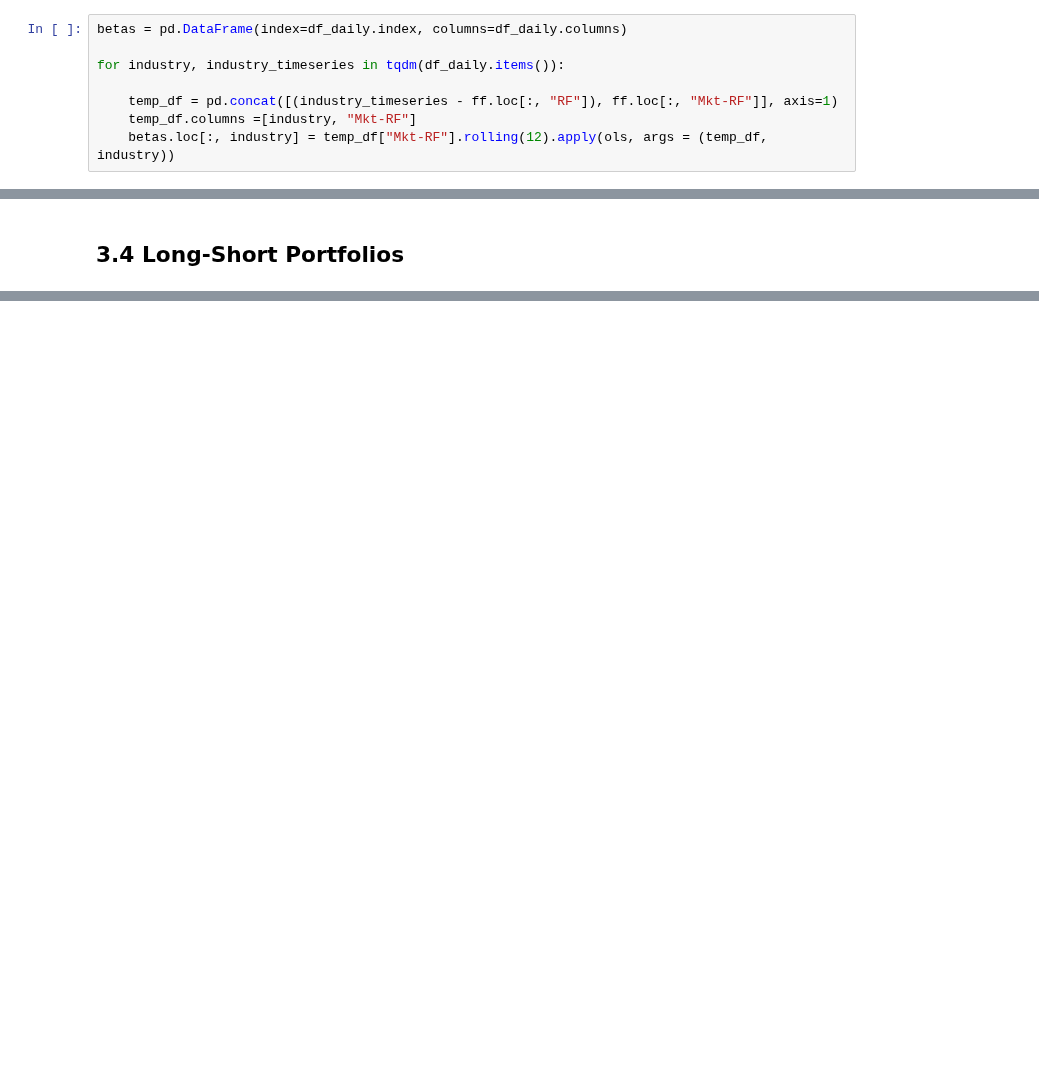
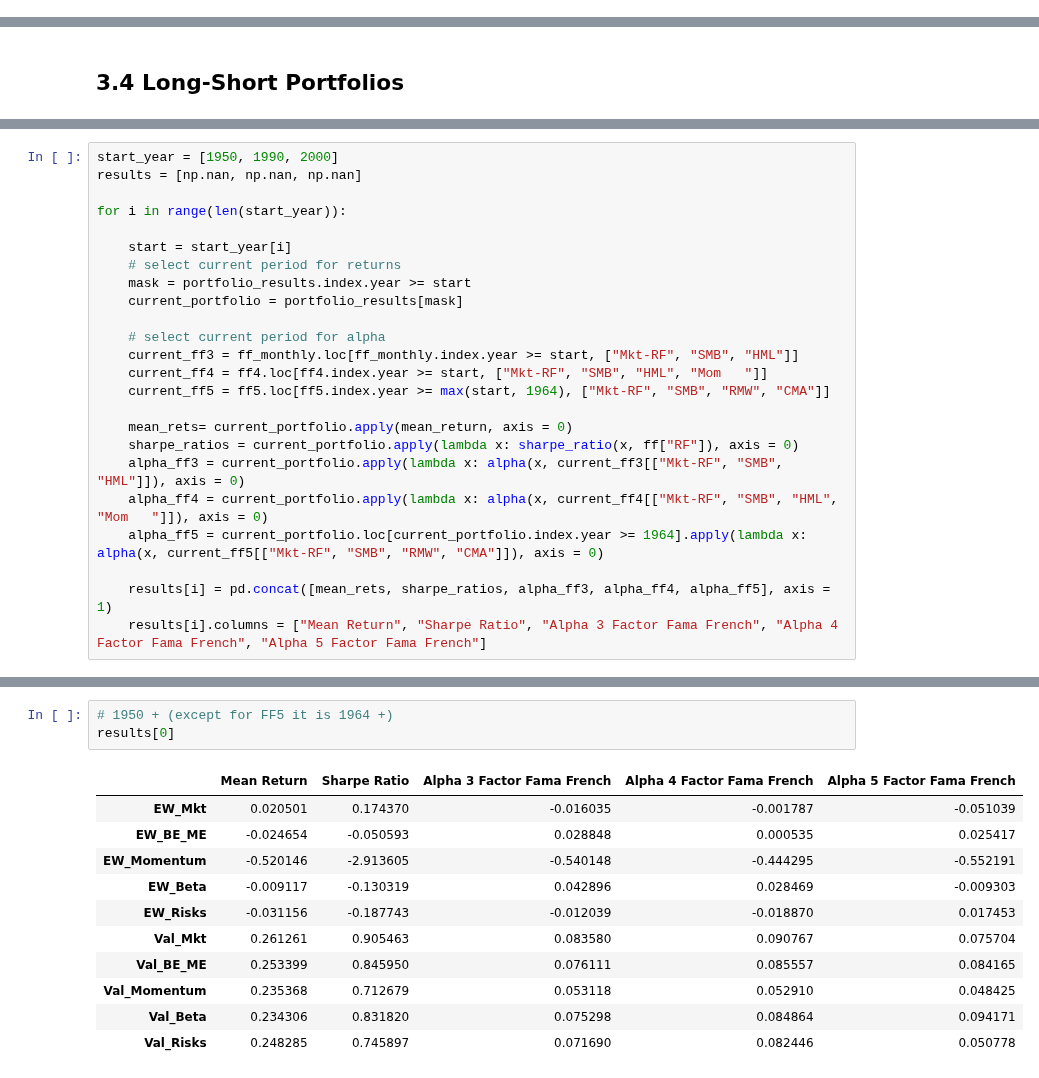
Before and after one commit to alessbressan/FINA60602A, a Jupyter notebook: project_2/Part_B.ipynb, the cells around one changed output, grey strips where cells are left out. Cells and saved outputs as stored; diff of their text form; blank space fills up the shorter version.

```diff
--- a/project_2/Part_B.ipynb
+++ b/project_2/Part_B.ipynb
@@ -84,8 +116,0 @@ def ols(subset, df, industry):
-# %%
-betas = pd.DataFrame(index=df_daily.index, columns=df_daily.columns)
-
-for industry, industry_timeseries in tqdm(df_daily.items()):
-
-    temp_df = pd.concat([(industry_timeseries - ff.loc[:, "RF"]), ff.loc[:, "Mkt-RF"]], axis=1)
-    temp_df.columns =[industry, "Mkt-RF"]
-    betas.loc[:, industry] = temp_df["Mkt-RF"].rolling(12).apply(ols, args = (temp_df, industry))
@@ -190,0 +262,24 @@ performance_measure(rets, ff.loc[:, "RF"].mean())
+# %%
+start_year = [1950, 1990, 2000]
+results = [np.nan, np.nan, np.nan]
+
+for i in range(len(start_year)):
+
+    start = start_year[i]
+    # select current period for returns
+    mask = portfolio_results.index.year >= start
+    current_portfolio = portfolio_results[mask]
+
+    # select current period for alpha
+    current_ff3 = ff_monthly.loc[ff_monthly.index.year >= start, ["Mkt-RF", "SMB", "HML"]]
+    current_ff4 = ff4.loc[ff4.index.year >= start, ["Mkt-RF", "SMB", "HML", "Mom   "]]
+    current_ff5 = ff5.loc[ff5.index.year >= max(start, 1964), ["Mkt-RF", "SMB", "RMW", "CMA"]]
+
+    mean_rets= current_portfolio.apply(mean_return, axis = 0)
+    sharpe_ratios = current_portfolio.apply(lambda x: sharpe_ratio(x, ff["RF"]), axis = 0)
+    alpha_ff3 = current_portfolio.apply(lambda x: alpha(x, current_ff3[["Mkt-RF", "SMB", "HML"]]), axis = 0)
+    alpha_ff4 = current_portfolio.apply(lambda x: alpha(x, current_ff4[["Mkt-RF", "SMB", "HML", "Mom   "]]), axis = 0)
+    alpha_ff5 = current_portfolio.loc[current_portfolio.index.year >= 1964].apply(lambda x: alpha(x, current_ff5[["Mkt-RF", "SMB", "RMW", "CMA"]]), axis = 0)
+
+    results[i] = pd.concat([mean_rets, sharpe_ratios, alpha_ff3, alpha_ff4, alpha_ff5], axis = 1)
+    results[i].columns = ["Mean Return", "Sharpe Ratio", "Alpha 3 Factor Fama French", "Alpha 4 Factor Fama French", "Alpha 5 Factor Fama French"]
@@ -190,0 +291,15 @@ performance_measure(rets, ff.loc[:, "RF"].mean())
+# %%
+# 1950 + (except for FF5 it is 1964 +)
+results[0]
+# %% [output]
+|  | Mean Return | Sharpe Ratio | Alpha 3 Factor Fama French | Alpha 4 Factor Fama French | Alpha 5 Factor Fama French |
+| EW_Mkt | 0.020501 | 0.174370 | -0.016035 | -0.001787 | -0.051039 |
+| EW_BE_ME | -0.024654 | -0.050593 | 0.028848 | 0.000535 | 0.025417 |
+| EW_Momentum | -0.520146 | -2.913605 | -0.540148 | -0.444295 | -0.552191 |
+| EW_Beta | -0.009117 | -0.130319 | 0.042896 | 0.028469 | -0.009303 |
+| EW_Risks | -0.031156 | -0.187743 | -0.012039 | -0.018870 | 0.017453 |
+| Val_Mkt | 0.261261 | 0.905463 | 0.083580 | 0.090767 | 0.075704 |
+| Val_BE_ME | 0.253399 | 0.845950 | 0.076111 | 0.085557 | 0.084165 |
+| Val_Momentum | 0.235368 | 0.712679 | 0.053118 | 0.052910 | 0.048425 |
+| Val_Beta | 0.234306 | 0.831820 | 0.075298 | 0.084864 | 0.094171 |
+| Val_Risks | 0.248285 | 0.745897 | 0.071690 | 0.082446 | 0.050778 |
```
Also changed, not shown: parts of 21 cells of this notebook.
